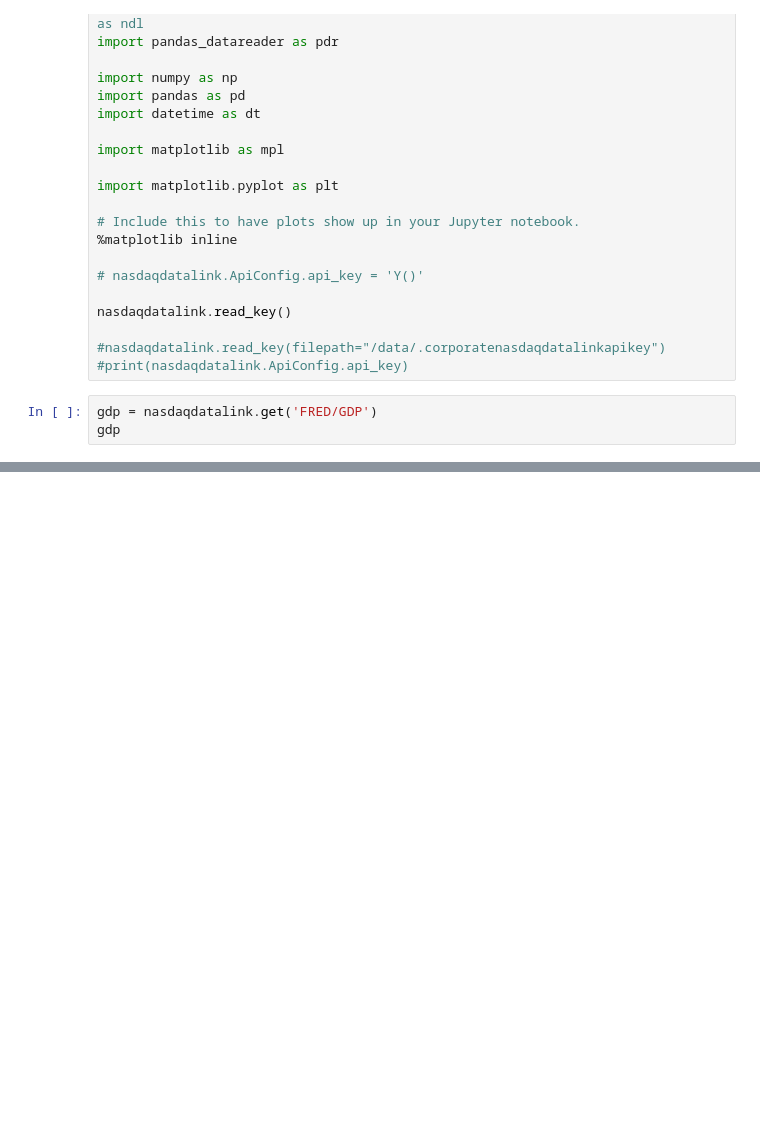
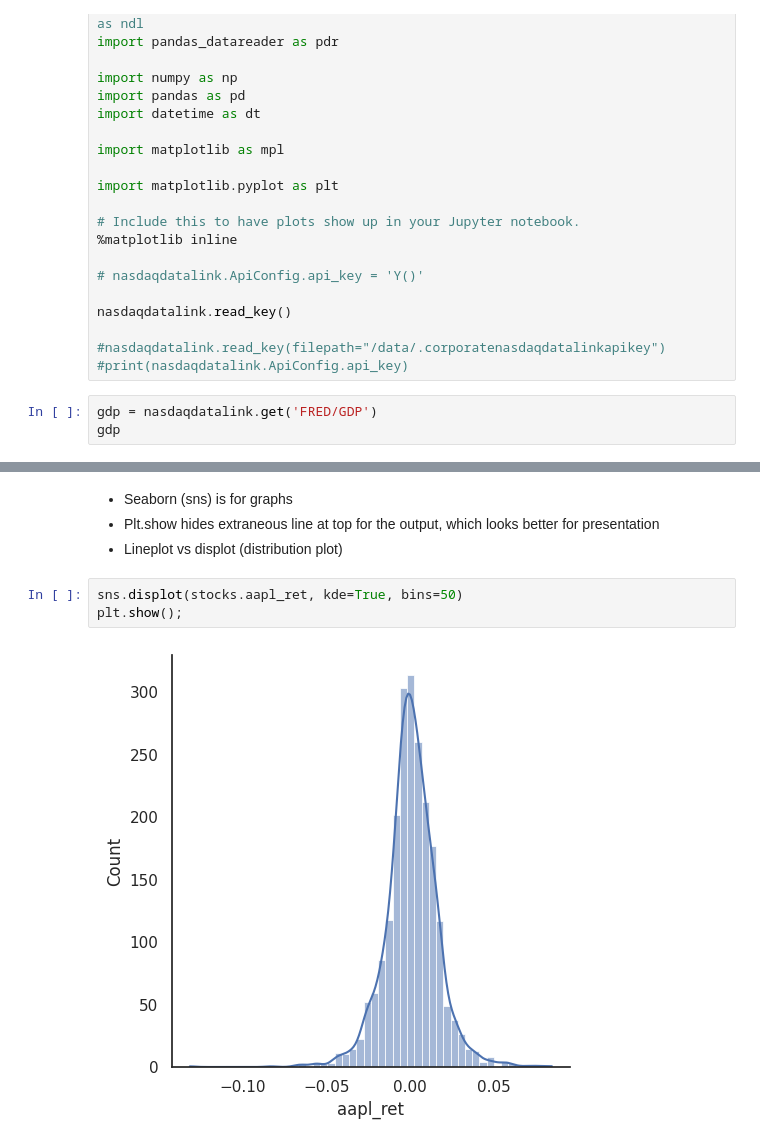
Before and after one commit to thetommymeyer/fin-data-analysis-spring2024, a Jupyter notebook: feb27class.ipynb, the cells around one changed output, grey strips where cells are left out. Drawn from its saved outputs; the diff is of its cells as text; blank space fills up the shorter version.

```diff
--- a/feb27class.ipynb
+++ b/feb27class.ipynb
@@ -113,0 +98,9 @@ ModuleNotFoundError: No module named 'ConfigParser'
+# %% [markdown]
+- Seaborn (sns) is for graphs
+- Plt.show hides extraneous line at top for the output, which looks better for presentation
+- Lineplot vs displot (distribution plot)
+# %%
+sns.displot(stocks.aapl_ret, kde=True, bins=50)
+plt.show();
+# %% [output]
+[figure, added]
```
Also changed, not shown: parts of 7 cells of this notebook.
